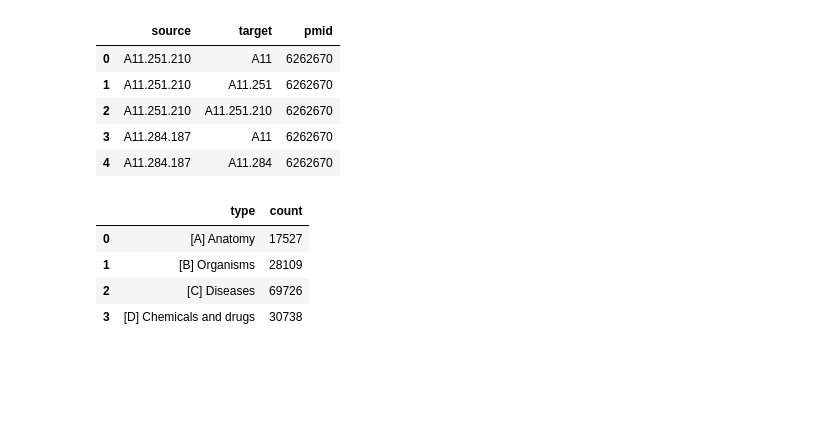
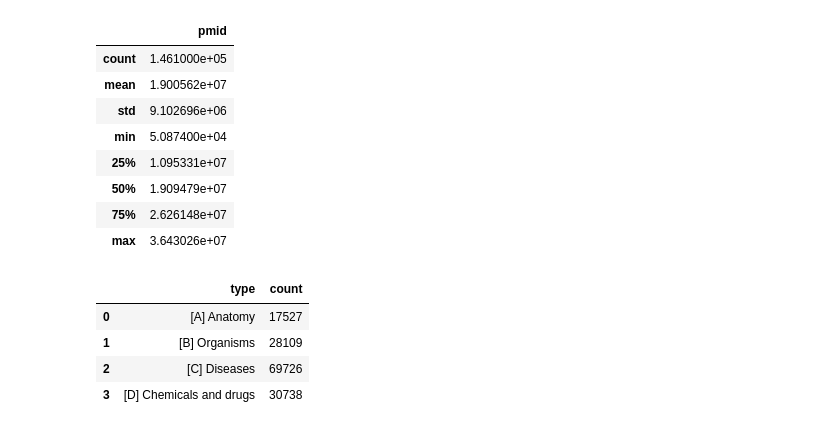
Before and after one commit to hannesbreit/pubmed-scrapper, a Jupyter notebook: descriptive-analysis.ipynb, the cells around one changed output. Drawn from its saved outputs; the diff is of its cells as text; code cells hidden in the pictures; blank space fills up the shorter version.

```diff
--- a/descriptive-analysis.ipynb
+++ b/descriptive-analysis.ipynb
@@ -1,21 +1,26 @@
 # %%
 # import csv to pandas dataframe
 import pandas as pd
 import numpy as np
 import matplotlib.pyplot as plt
 
 # read csv file delimited by semicolon and assign it to a pandas dataframe object called df
 df = pd.read_csv('gephi/a-b-c-d/GctbEdges.csv', sep=';')
 
 # print the first 5 rows of the dataframe
 df.head()
+
+df.describe()
 # %% [output]
-|  | source | target | pmid |
-| 0 | A11.251.210 | A11 | 6262670 |
-| 1 | A11.251.210 | A11.251 | 6262670 |
-| 2 | A11.251.210 | A11.251.210 | 6262670 |
-| 3 | A11.284.187 | A11 | 6262670 |
-| 4 | A11.284.187 | A11.284 | 6262670 |
+|  | pmid |
+| count | 1.461000e+05 |
+| mean | 1.900562e+07 |
+| std | 9.102696e+06 |
+| min | 5.087400e+04 |
+| 25% | 1.095331e+07 |
+| 50% | 1.909479e+07 |
+| 75% | 2.626148e+07 |
+| max | 3.643026e+07 |
 # %%
 # count all values in the column 'source' which start with 'A' and assign it to a variable called anatomy_count
 Anatomy_count = df['source'].str.startswith('A').sum()
```
Also changed, not shown: parts of 4 cells of this notebook.
